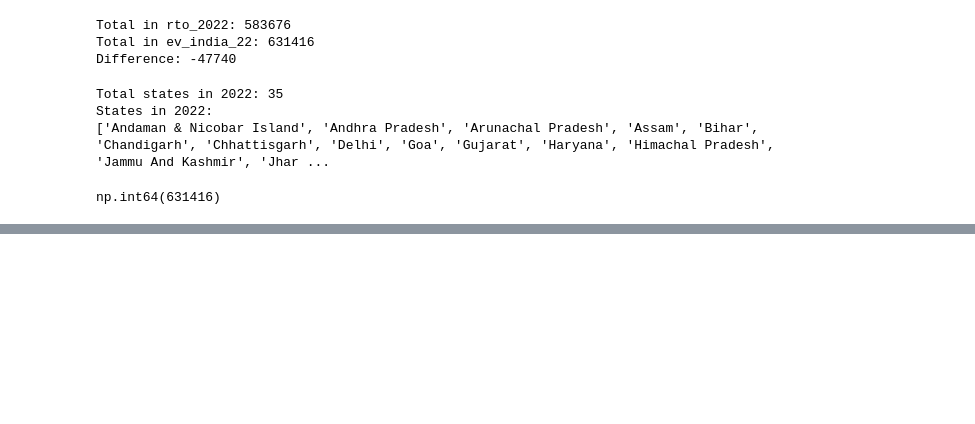
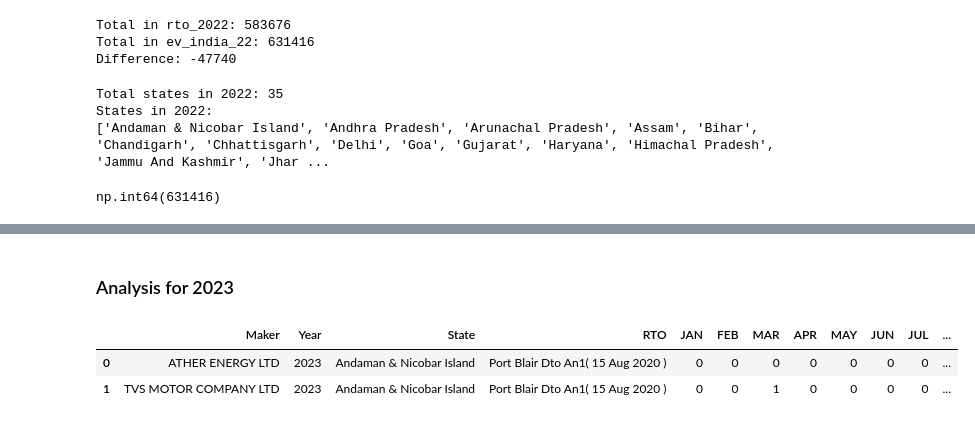
Before and after one commit to e3electricAI/VahanDataScrapper, a Jupyter notebook: scripts/notebook.ipynb, the cells around one changed output, grey strips where cells are left out. Cells and saved outputs as stored; diff of their text form; code cells hidden in the pictures; blank space fills up the shorter version.

Commit message:
analysis for rto_2023

```diff
--- a/scripts/notebook.ipynb
+++ b/scripts/notebook.ipynb
@@ -466,0 +709,12 @@ np.int64(631416)
+# %% [markdown]
+### Analysis for 2023
+# %%
+import pandas as pd
+
+rto_2023 = pd.read_excel('./rto_2023.xlsx')
+
+rto_2023.head(2)
+# %% [output]
+|  | Maker | Year | State | RTO | JAN | FEB | MAR | APR | MAY | JUN | JUL | ... |
+| 0 | ATHER ENERGY LTD | 2023 | Andaman & Nicobar Island | Port Blair Dto An1( 15 Aug 2020 ) | 0 | 0 | 0 | 0 | 0 | 0 | 0 | ... |
+| 1 | TVS MOTOR COMPANY LTD | 2023 | Andaman & Nicobar Island | Port Blair Dto An1( 15 Aug 2020 ) | 0 | 0 | 1 | 0 | 0 | 0 | 0 | ... |
```
Also changed, not shown: parts of 26 cells of this notebook, 4 other files.
